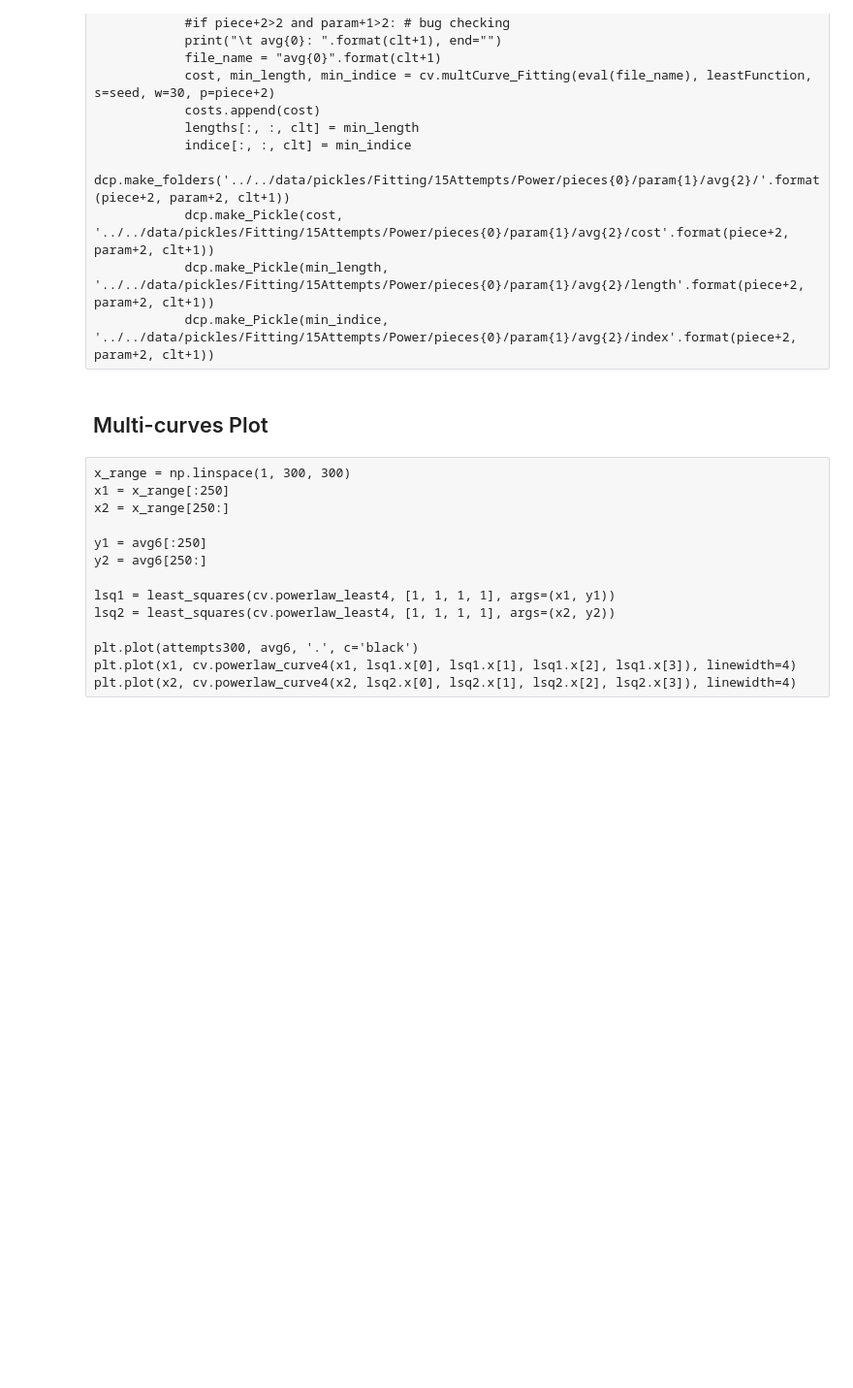
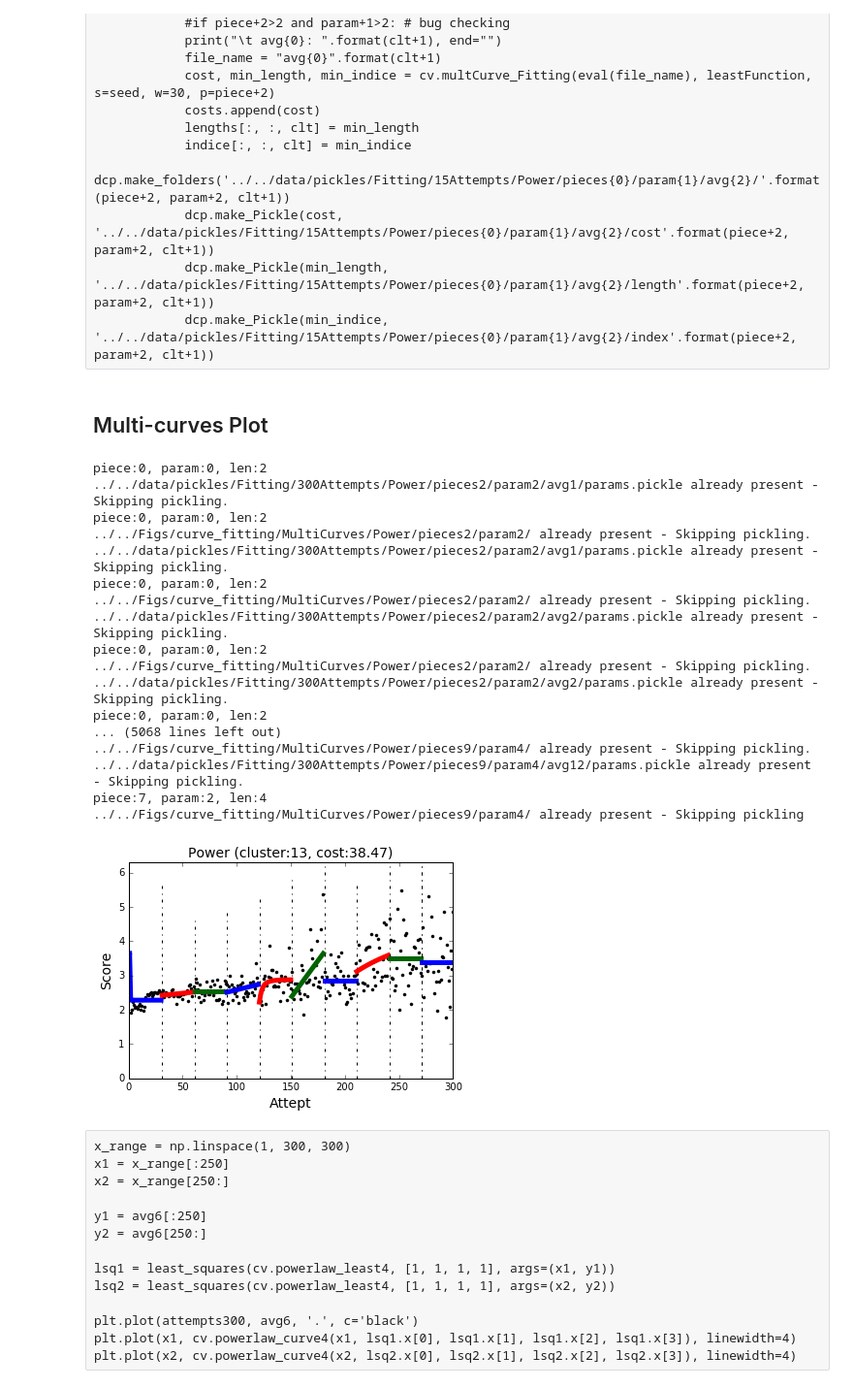
Before and after one commit to liprin1129/Project, a Jupyter notebook: Code/Power_Law.ipynb, the cells around one changed output. Shown at 97% size. Saved outputs shown, nothing was run; the diff lists cells and outputs as text; code cells hidden in the pictures; blank space fills up the shorter version.

```diff
--- a/Code/Power_Law.ipynb
+++ b/Code/Power_Law.ipynb
@@ -355,10 +355,10 @@ for p in range(9): # for 10 pieces
             costs.append(cost)
             lengths[:, :, j] = min_length
             indice[:, :, j] = min_indice
-            dcp.make_folders('../../data/pickles/Fitting/15Attempts/Power/pieces{0}/param{1}/avg{2}/'.format(p+2, i+2, j+1))
-            dcp.make_Pickle(cost, '../../data/pickles/Fitting/15Attempts/Power/pieces{0}/param{1}/avg{2}/cost.pickle'.format(p+2, i+2, j+1))
-            dcp.make_Pickle(min_length, '../../data/pickles/Fitting/15Attempts/Power/pieces{0}/param{1}/avg{2}/length.pickle'.format(p+2, i+2, j+1))
-            dcp.make_Pickle(min_indice, '../../data/pickles/Fitting/15Attempts/Power/pieces{0}/param{1}/avg{2}/index.pickle'.format(p+2, i+2, j+1))
+            dcp.make_folders('../../data/pickles/Fitting/300Attempts/Power/pieces{0}/param{1}/avg{2}/'.format(p+2, i+2, j+1))
+            dcp.make_Pickle(cost, '../../data/pickles/Fitting/300Attempts/Power/pieces{0}/param{1}/avg{2}/cost.pickle'.format(p+2, i+2, j+1))
+            dcp.make_Pickle(min_length, '../../data/pickles/Fitting/300Attempts/Power/pieces{0}/param{1}/avg{2}/length.pickle'.format(p+2, i+2, j+1))
+            dcp.make_Pickle(min_indice, '../../data/pickles/Fitting/300Attempts/Power/pieces{0}/param{1}/avg{2}/index.pickle'.format(p+2, i+2, j+1))
 # %% [raw]
 for piece in range(9): # for 10 pieces (3 pieces, 4 parameters)
     #piece = 1+piece
@@ -468,34 +468,56 @@ def disp_MultipleCurve():
                         parameters[:, count] = eval(lsq).x # save parameters
                         count = count+1
 
                     elif i == len(x_idx)-1: # if the last
                         locals()[x_range] = x[int(x_idx[i])-1:]
                         #print(eval(x_range)[0])
                         locals()[y_val] = eval('avg{0}'.format(clt+1))[int(x_idx[i])-1:]
                         #print(len(eval(y_val)))
                         locals()[lsq] = least_squares(least_name, seed, args=(eval(x_range), eval(y_val)))
                         print("piece:{0}, param:{1}, len:{2}".format(piece, param, len(eval(lsq).x)))
                         if param == 0: # 2 parameters
                             locals()[pred] = func_name(eval(x_range), eval(lsq).x[0], eval(lsq).x[1])
 
                         elif param == 1: # 3 parameters
                             locals()[pred] = func_name(eval(x_range), eval(lsq).x[0], eval(lsq).x[1], eval(lsq).x[2])
 
                         elif param == 2: # 4 parmaeters
                             locals()[pred] = func_name(eval(x_range), eval(lsq).x[0], eval(lsq).x[1], eval(lsq).x[2], eval(lsq).x[3])
                         plt.plot(eval(x_range), eval(pred), '-', c = curve_color[count], linewidth=5)
                         plt.plot([x_idx[i]]*50, np.linspace(0, max(eval(y_val))+2, 50), '-.', c='black', linewidth=1)
                         cost.append(eval(lsq).cost)
                         parameters[:, count] = eval(lsq).x # save parameters
                         count = count+1
 
-                    plt.title("Power (cluster:{0}, cost:{1})".format(clt+1, round(np.sum(cost), 2)))
+                    plt.title("Power (cluster:{0}, cost:{1})".format(clt+1, round(np.sum(cost), 2)), fontsize=14)
+                    plt.ylabel('Score', fontsize=14)
+                    plt.xlabel('Attept', fontsize=14)
                     plt.ylim([0, max( eval(y_val) )+1])
+
                     dcp.make_folders("../../Figs/curve_fitting/MultiCurves/Power/pieces{0}/param{1}/".format(piece+2, param+2))
                     plt.savefig("../../Figs/curve_fitting/MultiCurves/Power/pieces{0}/param{1}/avg{2}".format(piece+2, param+2, clt+1))
                     dcp.make_Pickle(parameters, '../../data/pickles/Fitting/300Attempts/Power/pieces{0}/param{1}/avg{2}/params.pickle'.format(piece+2, param+2, clt+1))
 
 disp_MultipleCurve()
+# %% [output]
+piece:0, param:0, len:2
+../../data/pickles/Fitting/300Attempts/Power/pieces2/param2/avg1/params.pickle already present - Skipping pickling.
+piece:0, param:0, len:2
+../../Figs/curve_fitting/MultiCurves/Power/pieces2/param2/ already present - Skipping pickling.
+../../data/pickles/Fitting/300Attempts/Power/pieces2/param2/avg1/params.pickle already present - Skipping pickling.
+piece:0, param:0, len:2
+../../Figs/curve_fitting/MultiCurves/Power/pieces2/param2/ already present - Skipping pickling.
+../../data/pickles/Fitting/300Attempts/Power/pieces2/param2/avg2/params.pickle already present - Skipping pickling.
+piece:0, param:0, len:2
+../../Figs/curve_fitting/MultiCurves/Power/pieces2/param2/ already present - Skipping pickling.
+../../data/pickles/Fitting/300Attempts/Power/pieces2/param2/avg2/params.pickle already present - Skipping pickling.
+piece:0, param:0, len:2
+... (5068 lines left out)
+../../Figs/curve_fitting/MultiCurves/Power/pieces9/param4/ already present - Skipping pickling.
+../../data/pickles/Fitting/300Attempts/Power/pieces9/param4/avg12/params.pickle already present - Skipping pickling.
+piece:7, param:2, len:4
+../../Figs/curve_fitting/MultiCurves/Power/pieces9/param4/ already present - Skipping pickling
+[figure, added]
 # %% [raw]
 x_range = np.linspace(1, 300, 300)
 x1 = x_range[:250]
```
Also changed, not shown: parts of 4 cells of this notebook, 2 other files.
